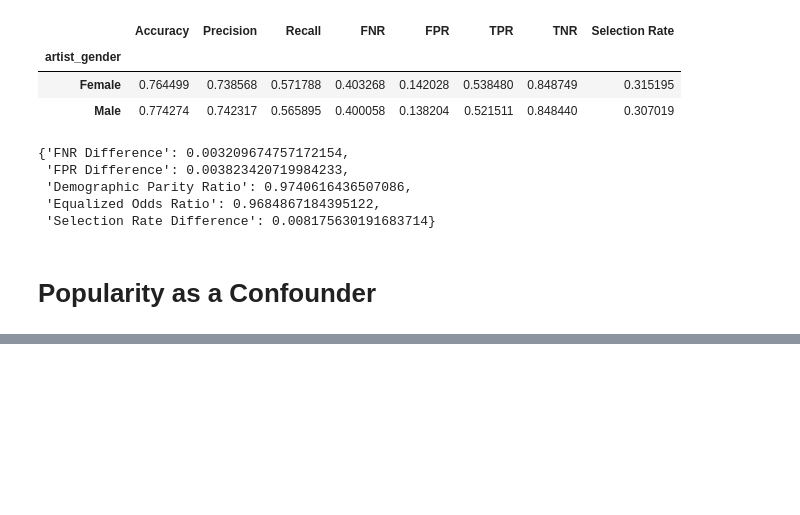
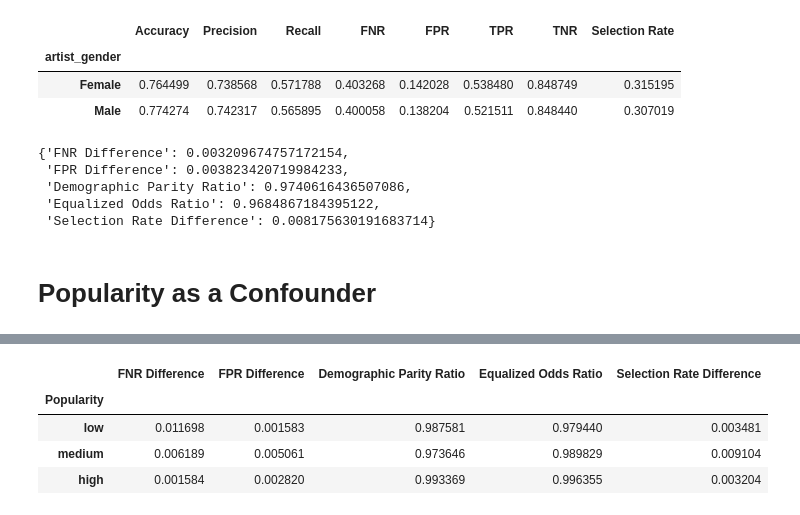
Before and after one commit to jeffgord/RAI-final, a Jupyter notebook: analysis-final.ipynb, the cells around one changed output, grey strips where cells are left out. Saved outputs shown, nothing was run; the diff lists cells and outputs as text; code cells hidden in the pictures; blank space fills up the shorter version.

```diff
--- a/analysis-final.ipynb
+++ b/analysis-final.ipynb
@@ -292,0 +301,19 @@ df_artist_metrics_filtered.groupby(['artist_gender', 'artist_popularity'])[list(
+# %%
+# get fairness metrics by popularity
+fairness_metrics_by_popularity = []
+
+for pop in ['low', 'medium', 'high']:
+    male_metrics = artist_metrics_mean.loc[('Male', pop)]
+    female_metrics = artist_metrics_mean.loc[('Female', pop)]
+    metrics = get_fairness_metrics(male_metrics, female_metrics)
+    metrics['Popularity'] = pop
+    fairness_metrics_by_popularity.append(metrics)
+
+fairness_metrics_df = pd.DataFrame(fairness_metrics_by_popularity).set_index('Popularity')
+display(fairness_metrics_df)
+# %% [output]
+|  | FNR Difference | FPR Difference | Demographic Parity Ratio | Equalized Odds Ratio | Selection Rate Difference |
+| Popularity |  |  |  |  |  |
+| low | 0.011698 | 0.001583 | 0.987581 | 0.979440 | 0.003481 |
+| medium | 0.006189 | 0.005061 | 0.973646 | 0.989829 | 0.009104 |
+| high | 0.001584 | 0.002820 | 0.993369 | 0.996355 | 0.003204 |
```
Also changed, not shown: parts of 4 cells of this notebook.
